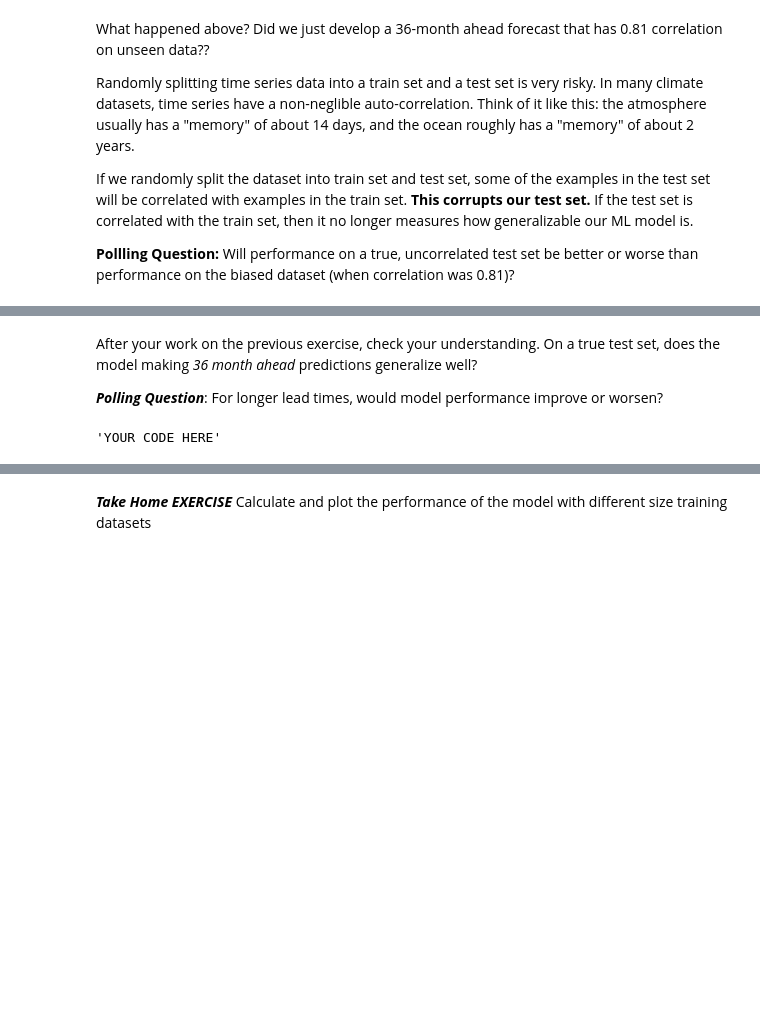
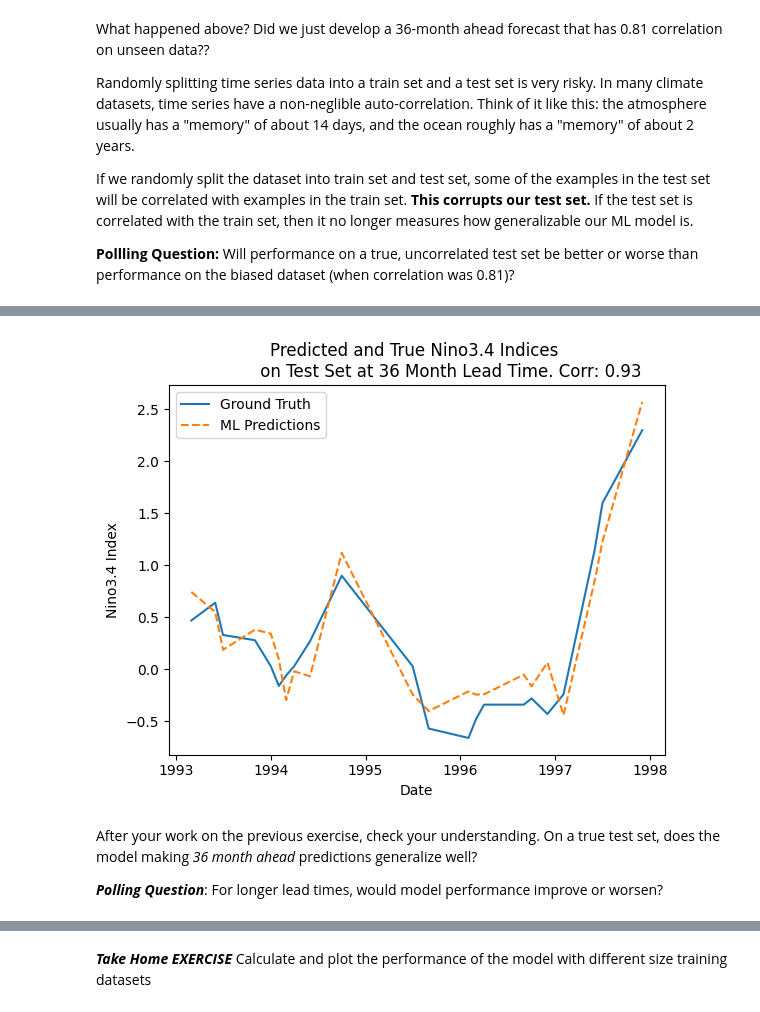
Before and after one commit to hajerkr/AI4ClimateChange, a Jupyter notebook: CCAI_Seasonal_Forecasting.ipynb, the cells around one changed output, grey strips where cells are left out. Cells and saved outputs as stored; diff of their text form; code cells hidden in the pictures; blank space fills up the shorter version.

```diff
--- a/CCAI_Seasonal_Forecasting.ipynb
+++ b/CCAI_Seasonal_Forecasting.ipynb
@@ -355,8 +372,24 @@ If we randomly split the dataset into train set and test set, some of the exampl
+# %%
+"""Evaluate the model on a randomly selected test set"""
+#X has shape (num_time_steps, lat*lon)
+#y has shape (num_time_steps)
+np.random.seed(0)
+
+#Instead of writing the above logic yourself, sklearn also provides
+#a built-in method in the line below.
+X_train, X_test, y_train, y_test = train_test_split(X, y, test_size=0.3)
+regr = sklearn.linear_model.LinearRegression()
+regr.fit(X_train,y_train)
+
+predictions_test = regr.predict(X_test)
+corr, _ = scipy.stats.pearsonr(predictions_test, y_test)
+
+plot_nino_time_series(y_test, predictions_test,
+            'Predicted and True Nino3.4 Indices \n \
+            on Test Set at 36 Month Lead Time. Corr: {:.2f}'.format(corr))
+# %% [output]
+[figure, added]
 # %% [markdown]
 After your work on the previous exercise, check your understanding.  On a true test set, does the model making *36 month ahead* predictions generalize well?
 
 ***Polling Question***: For longer lead times, would model performance improve or worsen?
-# %%
-"""Take home exercise: write code to explore the above polling question"""
-# %% [output]
-'YOUR CODE HERE'
```
Also changed, not shown: parts of 15 cells of this notebook.
